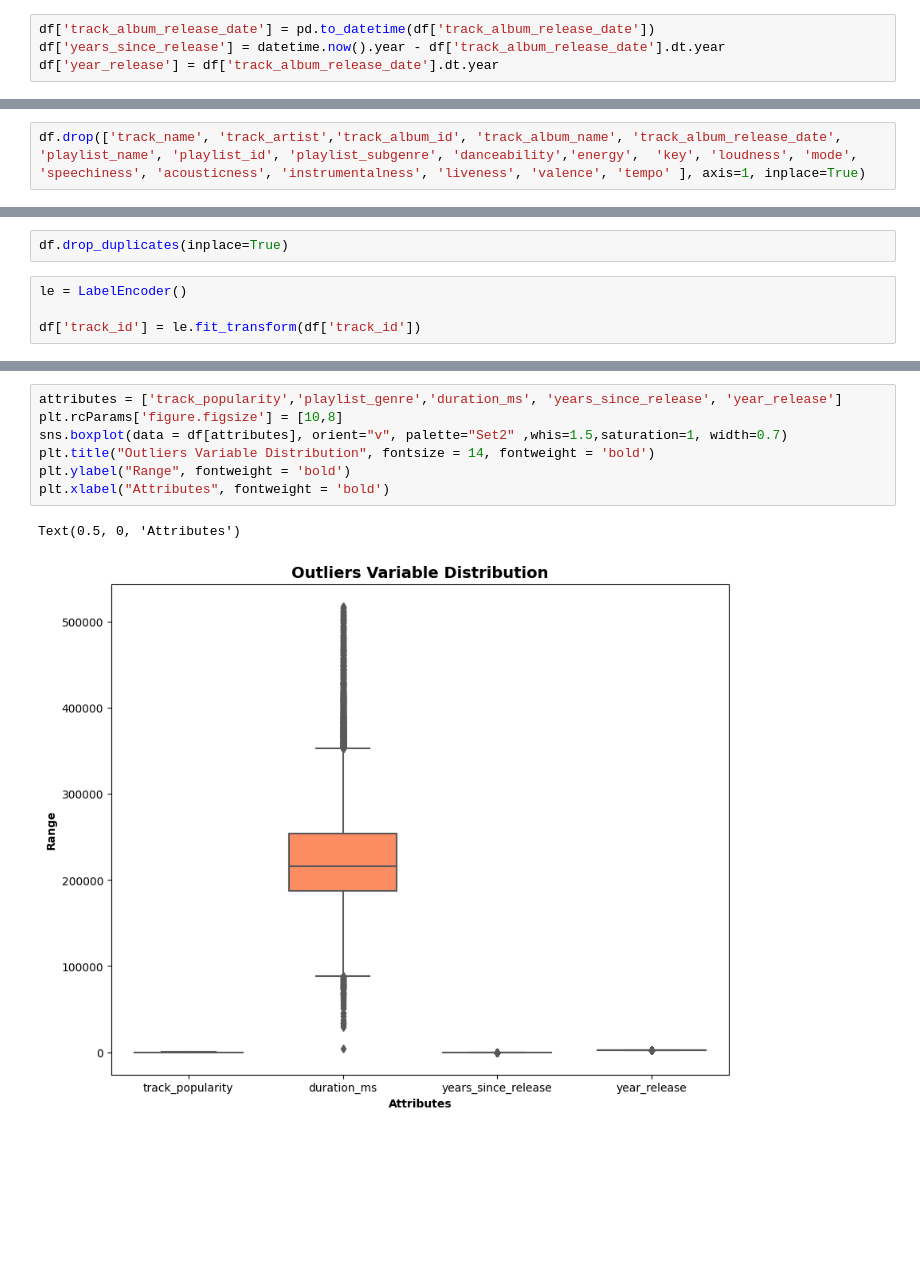
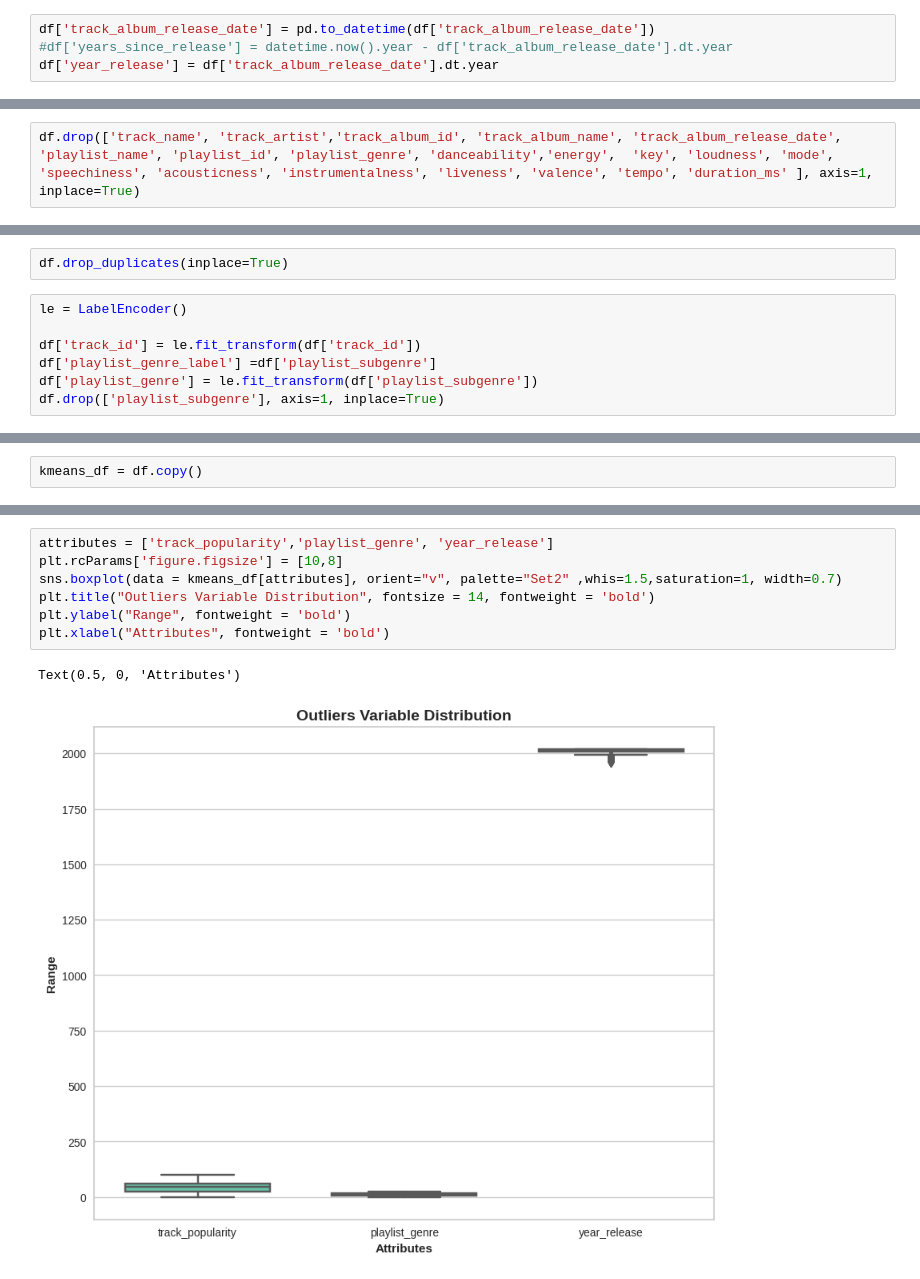
Before and after one commit to ramadhanbay/kuliah, a Jupyter notebook: Clustering.ipynb, the cells around one changed output, grey strips where cells are left out. Saved outputs shown, nothing was run; the diff lists cells and outputs as text; blank space fills up the shorter version.

```diff
--- a/Clustering.ipynb
+++ b/Clustering.ipynb
@@ -43,7 +46,7 @@ dtypes: float64(9), int64(4), object(10)
 memory usage: 5.8+ MB
 # %%
 df['track_album_release_date'] = pd.to_datetime(df['track_album_release_date'])
-df['years_since_release'] = datetime.now().year - df['track_album_release_date'].dt.year
+#df['years_since_release'] = datetime.now().year - df['track_album_release_date'].dt.year
 df['year_release'] = df['track_album_release_date'].dt.year
 # %%
 df.head()
@@ -58,5 +61,5 @@ df.head()
 # %%
-df.drop(['track_name', 'track_artist','track_album_id', 'track_album_name', 'track_album_release_date', 'playlist_name', 'playlist_id', 'playlist_subgenre', 'danceability','energy',  'key', 'loudness', 'mode', 'speechiness', 'acousticness', 'instrumentalness', 'liveness', 'valence', 'tempo' ], axis=1, inplace=True)
+df.drop(['track_name', 'track_artist','track_album_id', 'track_album_name', 'track_album_release_date', 'playlist_name', 'playlist_id', 'playlist_genre', 'danceability','energy',  'key', 'loudness', 'mode', 'speechiness', 'acousticness', 'instrumentalness', 'liveness', 'valence', 'tempo', 'duration_ms' ], axis=1, inplace=True)
 # %%
 df.isna().sum()
 # %% [output]
@@ -87,6 +86,9 @@ df.drop_duplicates(inplace=True)
 le = LabelEncoder()
 
 df['track_id'] = le.fit_transform(df['track_id'])
+df['playlist_genre_label'] =df['playlist_subgenre']
+df['playlist_genre'] = le.fit_transform(df['playlist_subgenre'])
+df.drop(['playlist_subgenre'], axis=1, inplace=True)
 # %%
 df.shape
 # %% [output]
@@ -103 +105,3 @@ change categori variable to numeric
+# %%
+kmeans_df = df.copy()
 # %%
@@ -112,12 +116,12 @@ df.head()
 # %%
-attributes = ['track_popularity','playlist_genre','duration_ms', 'years_since_release', 'year_release']
+attributes = ['track_popularity','playlist_genre', 'year_release']
 plt.rcParams['figure.figsize'] = [10,8]
-sns.boxplot(data = df[attributes], orient="v", palette="Set2" ,whis=1.5,saturation=1, width=0.7)
+sns.boxplot(data = kmeans_df[attributes], orient="v", palette="Set2" ,whis=1.5,saturation=1, width=0.7)
 plt.title("Outliers Variable Distribution", fontsize = 14, fontweight = 'bold')
 plt.ylabel("Range", fontweight = 'bold')
 plt.xlabel("Attributes", fontweight = 'bold')
 # %% [output]
 Text(0.5, 0, 'Attributes')
-[figure, old version]
+[figure, new version]
 # %%
 # Removing (statistical) outliers for track_popularity
```
Also changed, not shown: parts of 30 cells of this notebook.
